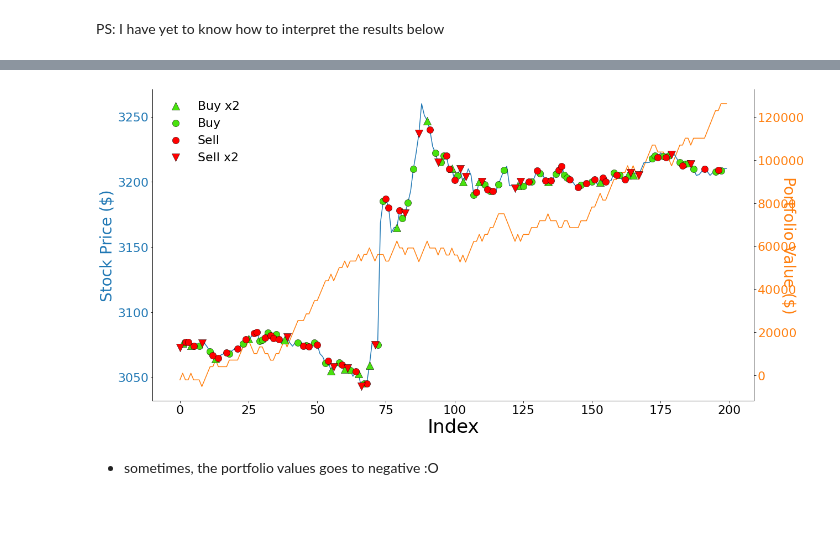
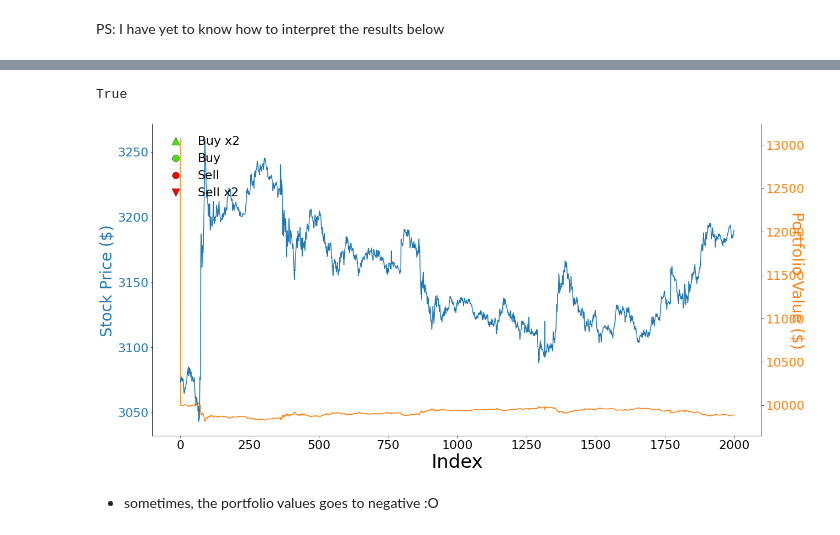
Before and after one commit to YAOS5/Amazon-Trading-Bot, a Jupyter notebook: stable_baselines_test.ipynb, the cells around one changed output, grey strips where cells are left out. Saved outputs shown, nothing was run; the diff lists cells and outputs as text; code cells hidden in the pictures.

```diff
--- a/stable_baselines_test.ipynb
+++ b/stable_baselines_test.ipynb
@@ -43,2 +38,0 @@ bool
-# %%
-done = -1 <= 0 or 8 > 0
@@ -274,13 +254,13 @@ obs = env.reset()
 prices = []
 rewards = []
 actions = []
-for i in range(200):
-    action, _states = model.predict(obs)
+for i in range(2000):
+    action, _states = model.predict(obs, deterministic=True)
 
     obs, reward, done, _ = env.step(action)
 
     actions.append(action)
     rewards.append(reward)
 
-    prices.append(obs[5]) # current timestep's closing price
+    prices.append(obs[4]) # current timestep's closing price
     env.save_portfolio()
@@ -332,10 +292,14 @@ for a in actions:
         target_actions.append(0)
     else:
         target_actions.append(1)
+# %%
+len(portfolio) == len(target_actions)
+# %% [output]
+True
 # %%
-plot(prices, target_actions, portfolio.portfolio)
+plot(prices, target_actions, portfolio.portfolio[-2000:])
 # %% [output]
-[figure, old version]
+[figure, new version]
 # %% [markdown]
 
 - sometimes, the portfolio values goes to negative :O
```
Also changed, not shown: parts of 12 cells of this notebook.
